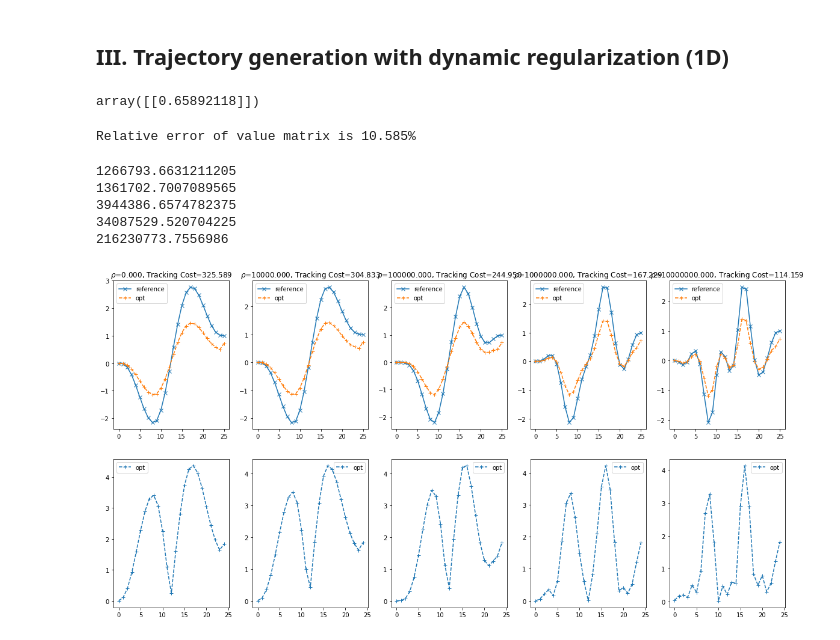
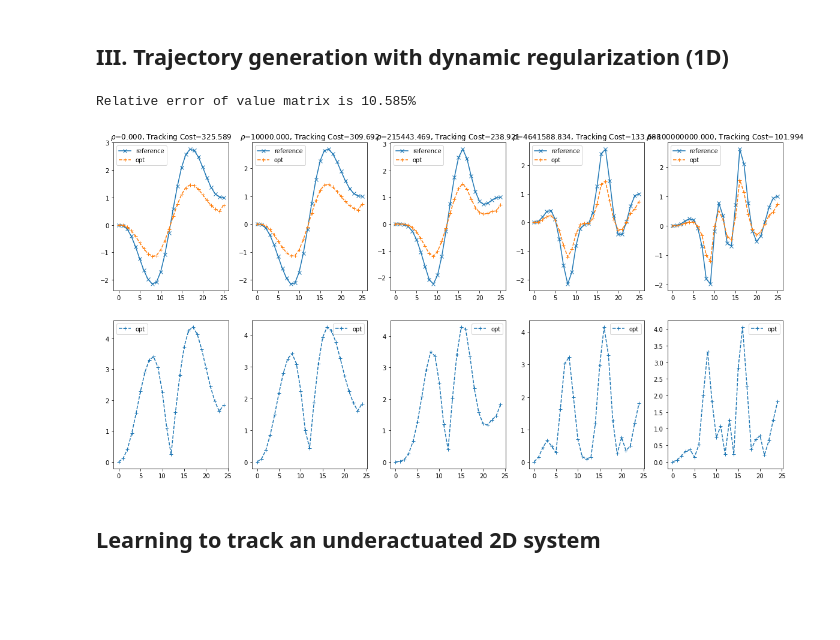
Before and after one commit to Nusha97/Layered-control-architectures-for-Robotics, a Jupyter notebook: tracking/LSTD Tutorial.ipynb, the cells around one changed output. Drawn from its saved outputs; the diff is of its cells as text; code cells hidden in the pictures; blank space fills up the shorter version.

```diff
--- a/tracking/LSTD Tutorial.ipynb
+++ b/tracking/LSTD Tutorial.ipynb
@@ -143,10 +143,6 @@ Kstar = -np.linalg.pinv(Bt.T @ Pstar @ Bt + Rt) @ (Bt.T @ Pstar @ At)
 static_opt_ctrl = test_utils.linear_feedback_controller(Kstar)
 # Solve for dynamic tracking controller with VI
 Pvi, Kvi = test_utils.lqr_vi(At, Bt, Qt, Rt, Tref)
-# %%
-B
-# %% [output]
-array([[0.65892118]])
 # %%
 # Collect trajectory
 ctrl = test_utils.random_controller(q)
@@ -175,30 +171,27 @@ ts = [0, 0.33, 0.66, 1]
 # %%
 # Spline trajectory
-rhos = np.concatenate([[0], np.logspace(4, 7, 4)])
+rhos = np.concatenate([[0], np.logspace(4, 8, 4)])
 
 plt.figure(figsize=(20, 10))
 for i, rho in enumerate(rhos):
-    ref = trajgen.generate(waypoints, ts, 7, Tref+1, P=Pstar, rho=rho)
+    ref = trajgen.generate(waypoints, ts, 5, Tref+1, P=Pstar, rho=rho)
     d0 = np.concatenate([[waypoints[0]], ref])
     #xtraj, utraj, rtraj = test_utils.sample_traj(At, Bt, Qt, Rt, learned_ctrl, Tref, d0, sigma=0)
     vi_ctrlr = test_utils.TVcontroller(Kvi[:])
     xvi, uvi, rvi = test_utils.sample_traj(At, Bt, Qt, Rt, vi_ctrlr.ctrl, Tref, d0, sigma=0)
 
     plt.subplot(2, len(rhos), i+1)
     plt.plot(np.arange(Tref+1), ref, 'x-', label='reference')
     #plt.plot(np.arange(Tref+1), xtraj[:,0], '+--', label='learned')
     plt.plot(np.arange(Tref+1), xvi[:,0], '+--', label='opt')
     plt.legend()
     plt.title(r'$\rho$={:.3f}, Tracking Cost={:.3f}'.format(rho, rvi.sum()))
 
     plt.subplot(2, len(rhos), i+1+len(rhos))
     #plt.plot(np.arange(Tref), np.abs(utraj)[:,0], '+--', label='learned')
     plt.plot(np.arange(Tref), np.abs(uvi)[:,0], '+--', label='opt')
     plt.legend()
 # %% [output]
-1266793.6631211205
-1361702.7007089565
-3944386.6574782375
-34087529.520704225
-216230773.7556986
-[figure, old version]
+[figure, new version]
+# %% [markdown]
+## Learning to track an underactuated 2D system
```
Also changed, not shown: parts of 6 cells of this notebook, 1 other file.
